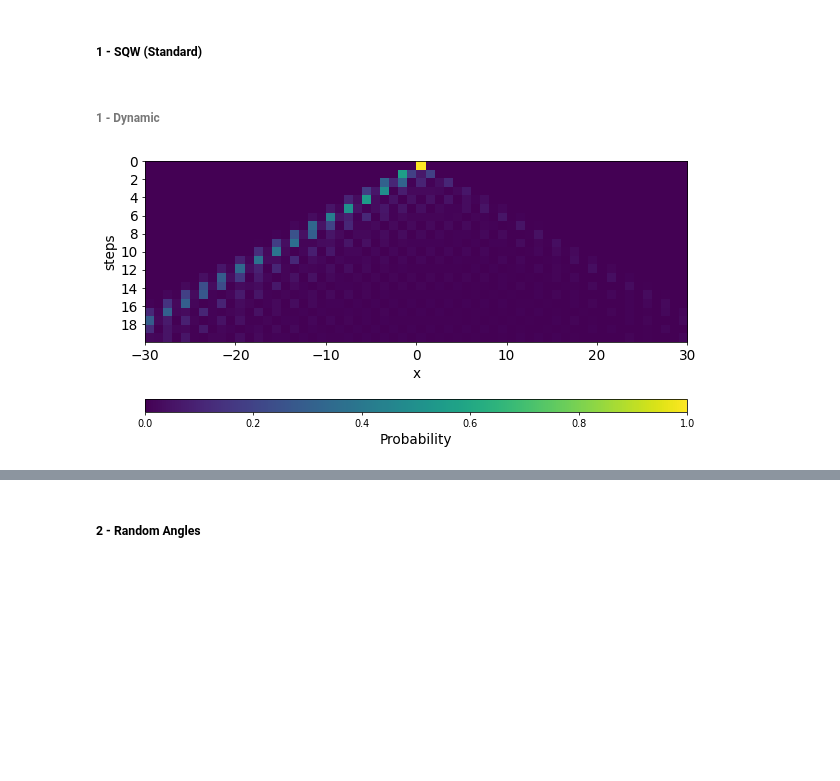
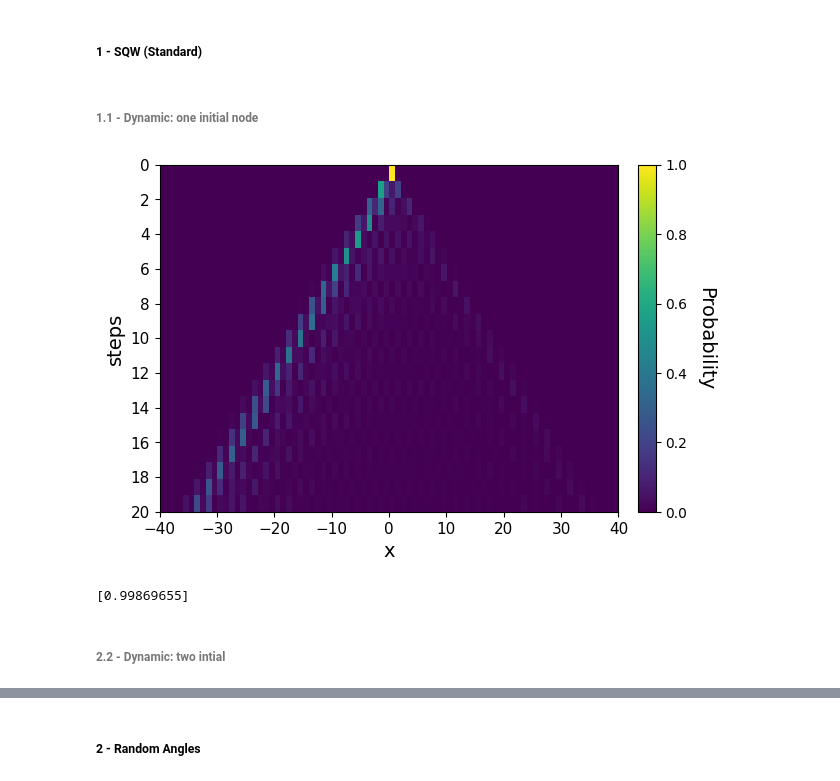
Before and after one commit to JaimePSantos/sqw, a Jupyter notebook: paper_experiments.ipynb, the cells around one changed output, grey strips where cells are left out. Cells and saved outputs as stored; diff of their text form; code cells hidden in the pictures; blank space fills up the shorter version.

```diff
--- a/paper_experiments.ipynb
+++ b/paper_experiments.ipynb
@@ -13,9 +15,9 @@ import seaborn as sns
 # %% [markdown]
 ##### 1 - SQW (Standard)
 # %% [markdown]
-###### 1 - Dynamic
+###### 1.1 - Dynamic: one initial node
 # %%
-N = 101
+N = 121
 T = even_cycle_two_tesselation(N)
 G = nx.cycle_graph(N)
 
@@ -33,23 +35,37 @@ final_dist = [amp2prob(x) for x in states_ua_ut]
 # %%
 x = np.arange(-N//2, N//2, 1)
 y = np.arange(0, steps, 1)
 X, Y = np.meshgrid(x, y)
 
+fig, ax = plt.subplots()
 
-plt.figure(figsize=(10, 15),dpi=70)
-plt.imshow(final_dist,interpolation='None',cmap='viridis', extent = [-N//2, N//2, steps, 0])
-plt.xlabel('x',fontsize = 14)
-plt.ylabel('steps',fontsize = 14)
-plt.xticks(fontsize = 14)
-plt.yticks(fontsize = 14)
-plt.xlim([-30,30])
-# plt.ylim([20,0])
-plt.yticks(np.arange(0, 19, 2))
-# plt.xticks(np.arange(-30, 30, 5))
-cbar = plt.colorbar(orientation='horizontal',pad=0.07, aspect=40)
-cbar.set_label('Probability', fontsize = 14)
+im = ax.imshow(final_dist,interpolation='None',cmap='viridis', extent = [-N//2, N//2, steps, 0])
 
-plt.savefig(f'images/sqw_N{N}_t{steps}_thetapi3-pi3_init0.png',bbox_inches='tight',dpi=300)
+ratio = 0.5
+x_left, x_right = ax.get_xlim()
+y_low, y_high = ax.get_ylim()
+ax.set_aspect(abs((x_right-x_left)/(y_low-y_high))*ratio)
+ax.set_xlabel('x',fontsize = 14)
+ax.set_ylabel('steps',fontsize = 14)
+ax.tick_params(axis='both', which='major', labelsize=11)
+
+ax.set_xlim([-40,40])
+
+ax.set_yticks(np.arange(0, steps+1, 2))
+ax.set_xticks(np.arange(-40, 41, 10))
+
+cbar = fig.colorbar(im,fraction=0.035, pad=0.04)
+cbar.set_label('Probability', rotation=270,labelpad=20,fontsize = 14)
+
+
+# plt.savefig(f'images/sqw_N{N}_t{steps}_thetapi3-pi3_init0.png',bbox_inches='tight',dpi=300)
 plt.show()
 # %% [output]
-[figure, old version]
+[figure, new version]
+# %%
+m, b = np.polyfit(range(0, steps+1)[8::], states2std(states_ua_ut, range(0, N))[8::], 1)
+print(m)
+# %% [output]
+[0.99869655]
+# %% [markdown]
+###### 2.2 - Dynamic: two intial
```
Also changed, not shown: parts of 9 cells of this notebook, 3 other files.
